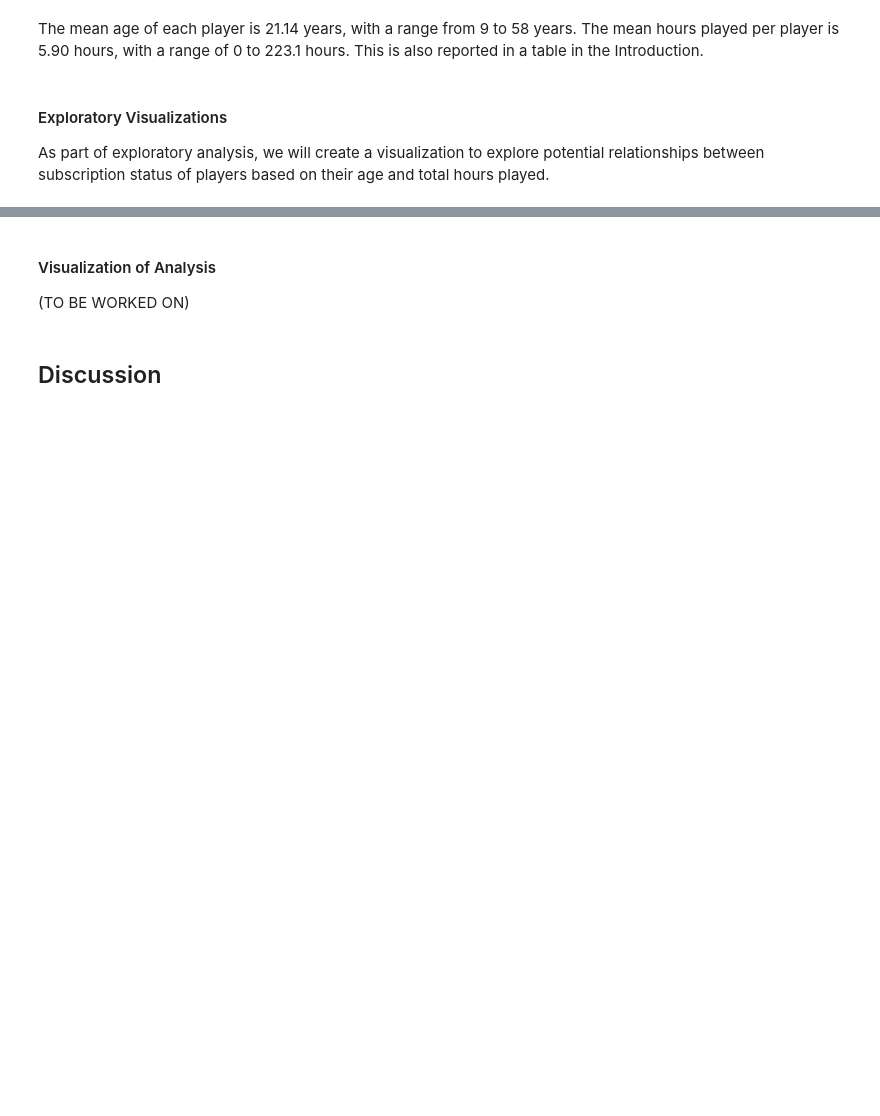
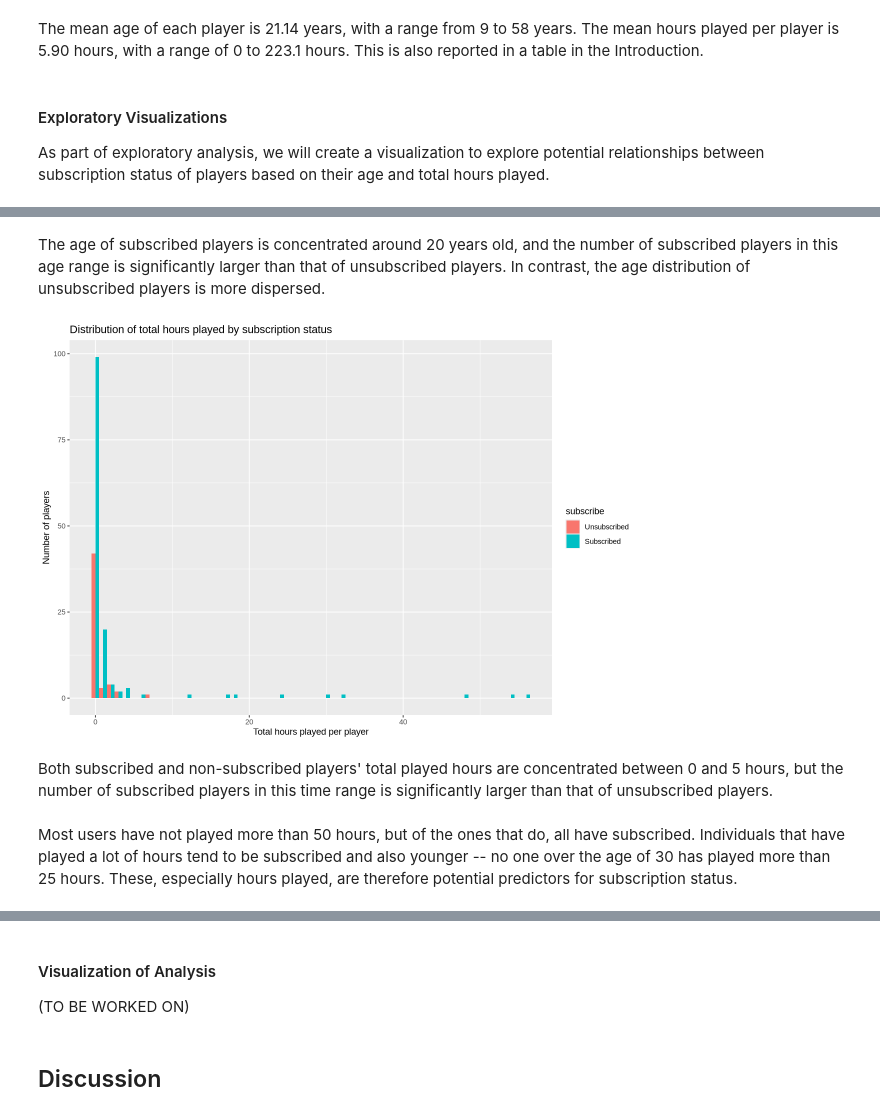
Before and after one commit to katelynteng/group_2_final_project, a Jupyter notebook: group_2_final_project.ipynb, the cells around one changed output, grey strips where cells are left out. Cells and saved outputs as stored; diff of their text form; code cells hidden in the pictures; blank space fills up the shorter version.

```diff
--- a/group_2_final_project.ipynb
+++ b/group_2_final_project.ipynb
@@ -176,3 +204,19 @@ This scatterplot indicates that there is no relationship between age and total h
+# %% [markdown]
+The age of subscribed players is concentrated around 20 years old, and the number of subscribed players in this age range is significantly larger than that of unsubscribed players. In contrast, the age distribution of unsubscribed players is more dispersed.
+# %%
+played_hours_vs_subscribe <- players_data|>
+filter(played_hours<=60)|> #Eliminate the influence of outliers
+ggplot(aes(x=played_hours, fill=subscribe))+
+geom_histogram(binwidth=1,position="dodge")+
+labs(x="Total hours played per player", y="Number of players")+
+ggtitle("Distribution of total hours played by subscription status")
+played_hours_vs_subscribe
+# %% [output]
+[figure, added]
+# %% [markdown]
+Both subscribed and non-subscribed players' total played hours are concentrated between 0 and 5 hours, but the number of subscribed players in this time range is significantly larger than that of unsubscribed players.
+# %% [markdown]
+Most users have not played more than 50 hours, but of the ones that do, all have subscribed. Individuals that have played a lot of hours tend to be subscribed and also younger -- no one over the age of 30 has played more than 25 hours. These, especially hours played, are therefore potential predictors for subscription status.
 # %% [markdown]
 #### Data Analysis
 
```
Also changed, not shown: parts of 11 cells of this notebook.
